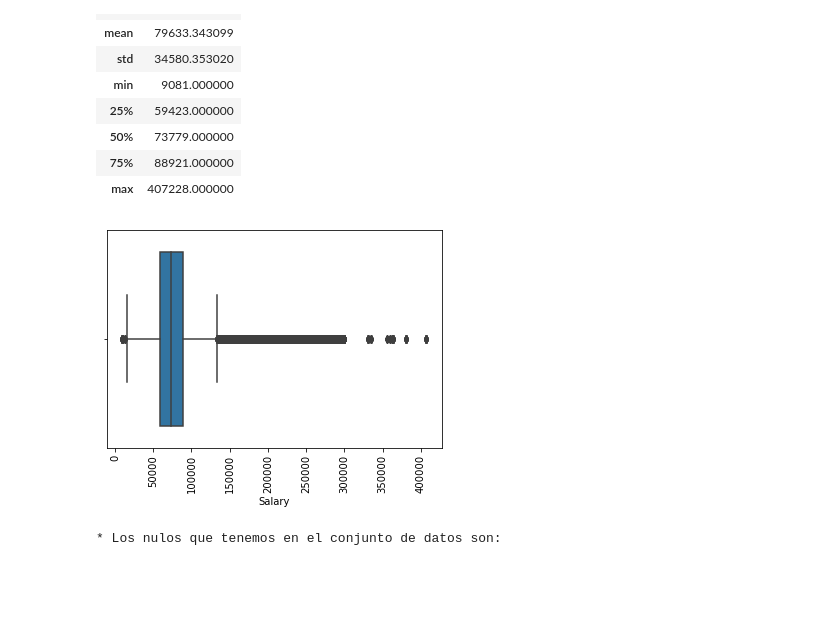
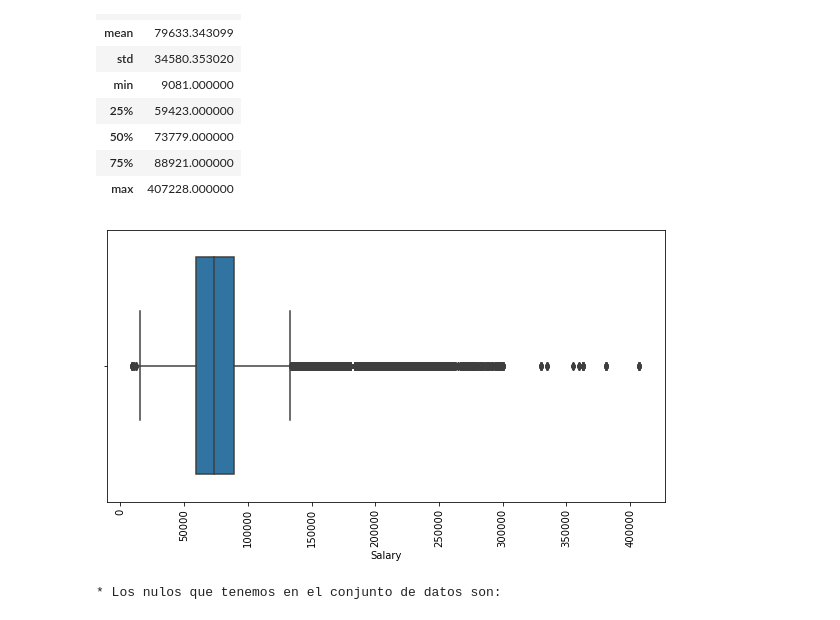
Before and after one commit to nuriancg/promo-H-DA-modulo3-evaluacion-final-NuriaCano, a Jupyter notebook: ejercicio-final-modulo-3-NuriaCano.ipynb, the cells around one changed output. Saved outputs shown, nothing was run; the diff lists cells and outputs as text; code cells hidden in the pictures; blank space fills up the shorter version.

```diff
--- a/ejercicio-final-modulo-3-NuriaCano.ipynb
+++ b/ejercicio-final-modulo-3-NuriaCano.ipynb
@@ -721,7 +795,13 @@ df_clientes[(df_clientes['Total Flights']==0) & (df_clientes['Flights Booked']==
 # %%
 # Procedemos a eliminar las 196128 filas que tienen las columnas indicados arriba == 0.
 # Para ello vamos a obtener los 'index number' de cada fila
-lista_index_flights_zero = df_clientes[(df_clientes['Total Flights']==0) & (df_clientes['Flights Booked']==0) & (df_clientes['Flights with Companions']==0) & (df_clientes['Distance']==0) & (df_clientes['Points Accumulated']==0) & (df_clientes['Points Redeemed']==0) & (df_clientes['Dollar Cost Points Redeemed']==0)].index
+lista_index_flights_zero = df_clientes[(df_clientes['Total Flights']==0) &
+                                       (df_clientes['Flights Booked']==0) &
+                                       (df_clientes['Flights with Companions']==0) &
+                                       (df_clientes['Distance']==0) &
+                                       (df_clientes['Points Accumulated']==0) &
+                                       (df_clientes['Points Redeemed']==0) &
+                                       (df_clientes['Dollar Cost Points Redeemed']==0)].index
 len(lista_index_flights_zero)
 # %% [output]
 196128
@@ -997,10 +1069,11 @@ pd.DataFrame(df_clientes['Salary']).describe()
 | max | 407228.000000 |
 # %%
 # Visualizamos los datos en una grafica
+plt.figure(figsize=[10,5])
 sns.boxplot(x='Salary', data=df_clientes)
 plt.xticks(rotation=90) ;
 # %% [output]
-[figure, old version]
+[figure, new version]
 # %%
 # Vemos que hay bastantes valores atípicos, por lo tanto reemplazamos los nulos por la mediana (median).
 df_clientes['Salary'] = df_clientes['Salary'].fillna(df_clientes['Salary'].median())
```
Also changed, not shown: parts of 23 cells of this notebook.
